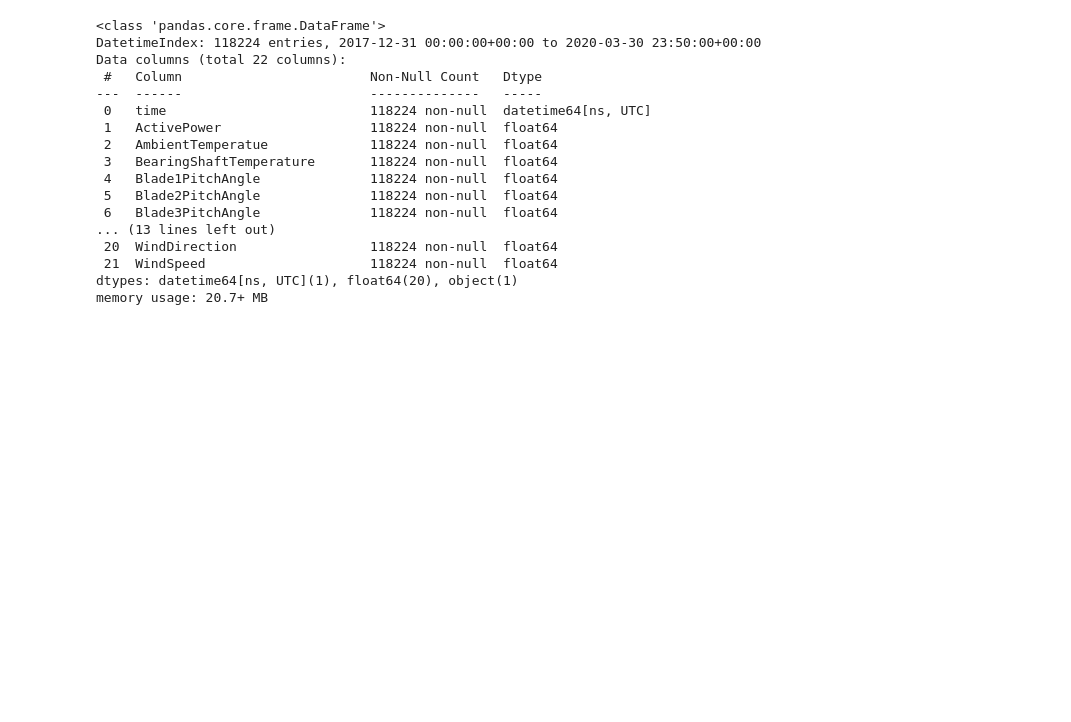
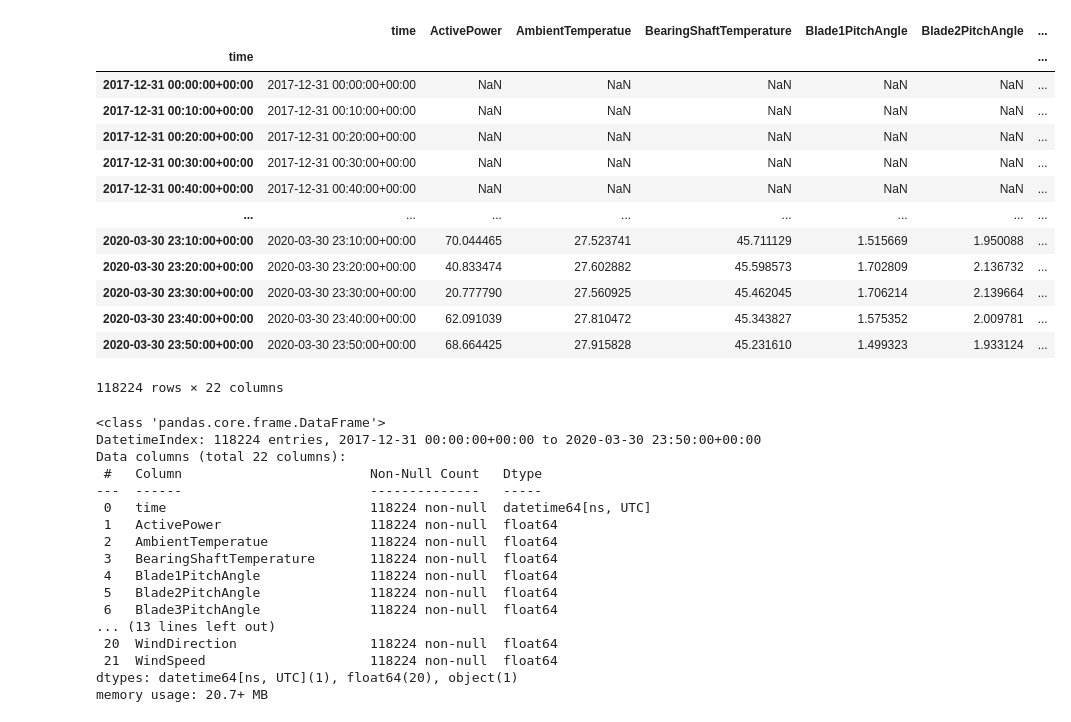
Before and after one commit to abilcode/legit-tst, a Jupyter notebook: technical_test/code/iter2/dataProcessing.ipynb, the cells around one changed output. Drawn from its saved outputs; the diff is of its cells as text; code cells hidden in the pictures; blank space fills up the shorter version.

```diff
--- a/technical_test/code/iter2/dataProcessing.ipynb
+++ b/technical_test/code/iter2/dataProcessing.ipynb
@@ -8,6 +26,23 @@ data = pd.read_csv('/Users/abilfad/Desktop/legit/technical_test/data/Turbine_Dat
 data['time'] = pd.to_datetime(data['time'])
 data.index = data['time']
 data_update = data.fillna(method='ffill').fillna(method='bfill')
+# %%
+data
+# %% [output]
+|  | time | ActivePower | AmbientTemperatue | BearingShaftTemperature | Blade1PitchAngle | Blade2PitchAngle | ... |
+| time |  |  |  |  |  |  | ... |
+| 2017-12-31 00:00:00+00:00 | 2017-12-31 00:00:00+00:00 | NaN | NaN | NaN | NaN | NaN | ... |
+| 2017-12-31 00:10:00+00:00 | 2017-12-31 00:10:00+00:00 | NaN | NaN | NaN | NaN | NaN | ... |
+| 2017-12-31 00:20:00+00:00 | 2017-12-31 00:20:00+00:00 | NaN | NaN | NaN | NaN | NaN | ... |
+| 2017-12-31 00:30:00+00:00 | 2017-12-31 00:30:00+00:00 | NaN | NaN | NaN | NaN | NaN | ... |
+| 2017-12-31 00:40:00+00:00 | 2017-12-31 00:40:00+00:00 | NaN | NaN | NaN | NaN | NaN | ... |
+| ... | ... | ... | ... | ... | ... | ... | ... |
+| 2020-03-30 23:10:00+00:00 | 2020-03-30 23:10:00+00:00 | 70.044465 | 27.523741 | 45.711129 | 1.515669 | 1.950088 | ... |
+| 2020-03-30 23:20:00+00:00 | 2020-03-30 23:20:00+00:00 | 40.833474 | 27.602882 | 45.598573 | 1.702809 | 2.136732 | ... |
+| 2020-03-30 23:30:00+00:00 | 2020-03-30 23:30:00+00:00 | 20.777790 | 27.560925 | 45.462045 | 1.706214 | 2.139664 | ... |
+| 2020-03-30 23:40:00+00:00 | 2020-03-30 23:40:00+00:00 | 62.091039 | 27.810472 | 45.343827 | 1.575352 | 2.009781 | ... |
+| 2020-03-30 23:50:00+00:00 | 2020-03-30 23:50:00+00:00 | 68.664425 | 27.915828 | 45.231610 | 1.499323 | 1.933124 | ... |
+118224 rows × 22 columns
 # %%
 data_update.info()
 # %% [output]
```
Also changed, not shown: parts of 26 cells of this notebook, 3 other files.
